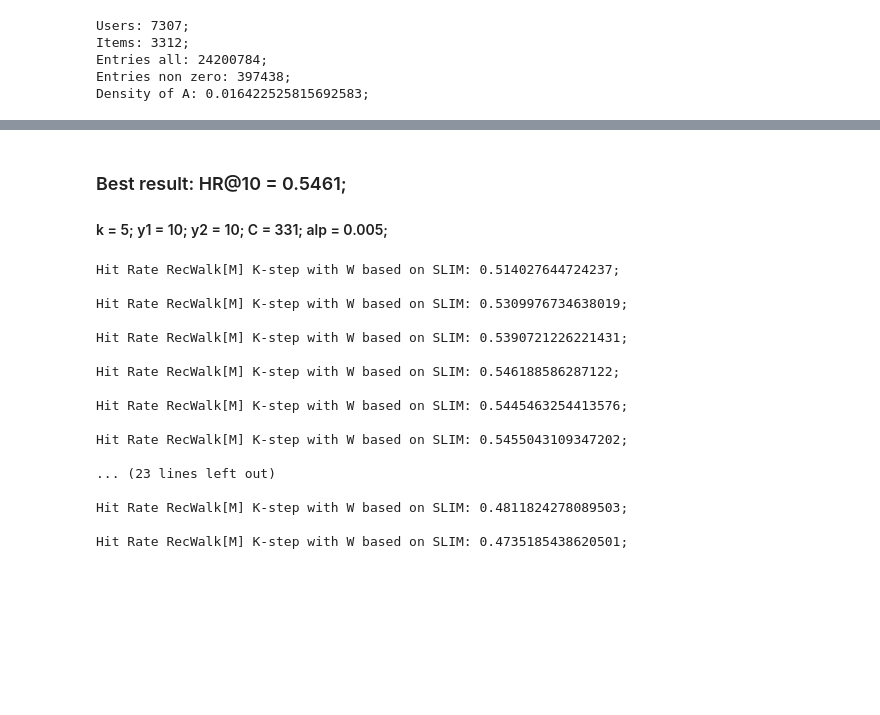
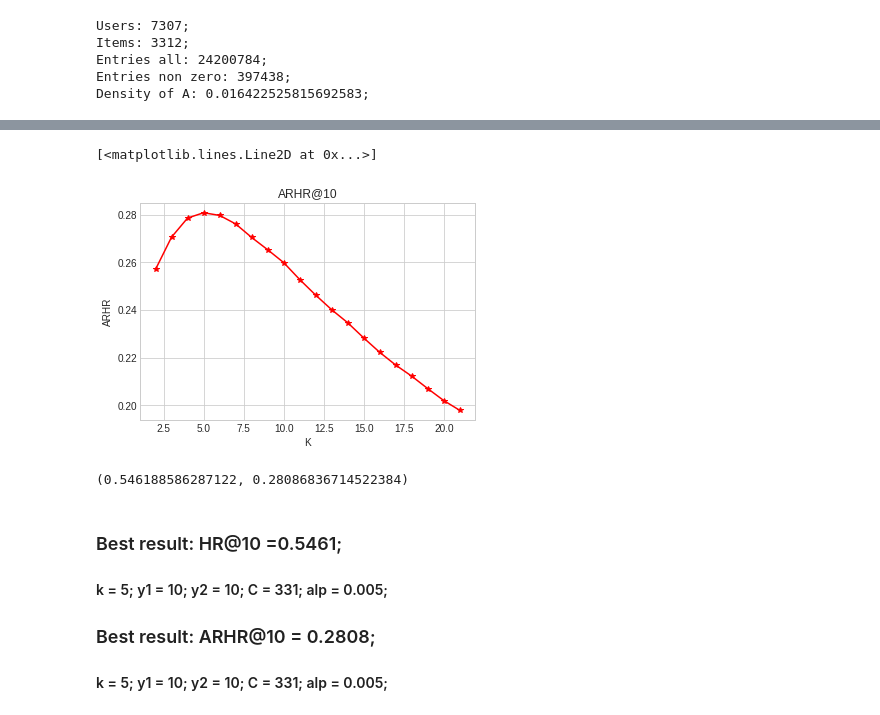
Before and after one commit to AlbMLpy/Recommender-Systems, a Jupyter notebook: RecWalk_Yahoo.ipynb, the cells around one changed output, grey strips where cells are left out. Cells and saved outputs as stored; diff of their text form; code cells hidden in the pictures; blank space fills up the shorter version.

```diff
--- a/RecWalk_Yahoo.ipynb
+++ b/RecWalk_Yahoo.ipynb
@@ -179,36 +229,18 @@ PMtxSlim = rec_walk_model(WSlim, sparseRating).toarray()
+# %%
+plt.title(f"ARHR@10")
+plt.xlabel("K")
+plt.ylabel("ARHR");
+plt.plot(x, arhr, '*-r')
+# %% [output]
+[<matplotlib.lines.Line2D at 0x...>]
+[figure, added]
+# %%
+hr_arhr[3]# k = 5 -> 3 elem.
+# %% [output]
+(0.546188586287122, 0.28086836714522384)
 # %% [markdown]
-### Best result: HR@10 = 0.5461;
+### Best result: HR@10 =0.5461;
 #### k = 5; y1 = 10; y2 = 10; C = 331; alp = 0.005;
+
+### Best result: ARHR@10 = 0.2808;
+#### k = 5; y1 = 10; y2 = 10; C = 331; alp = 0.005;
-# %%
-#Make a few more steps to future to capture intersactions between items:
-kMtxSlim = PMtxSlim
-for k in range(20):
-    kMtxSlim = kMtxSlim@PMtxSlim
-
-    #Get essential information on scores from achieved Recommendation Matrix P:
-    RecSlim = pd.DataFrame(kMtxSlim[: ratingMtx.shape[0], ratingMtx.shape[0]:],
-                                   index=ratingMtx.index,
-                                   columns=ratingMtx.columns,
-                                   dtype='float64')
-
-    #Count Hit Rate of Recommendation for every user using test set:
-    HRSlim = HR(RecSlim, holdout_unseen, holdout)
-    print("Hit Rate RecWalk[M] K-step with W based on SLIM: {};\n".format(HRSlim))
-# %% [output]
-Hit Rate RecWalk[M] K-step with W based on SLIM: 0.514027644724237;
-
-Hit Rate RecWalk[M] K-step with W based on SLIM: 0.5309976734638019;
-
-Hit Rate RecWalk[M] K-step with W based on SLIM: 0.5390721226221431;
-
-Hit Rate RecWalk[M] K-step with W based on SLIM: 0.546188586287122;
-
-Hit Rate RecWalk[M] K-step with W based on SLIM: 0.5445463254413576;
-
-Hit Rate RecWalk[M] K-step with W based on SLIM: 0.5455043109347202;
-
-... (23 lines left out)
-
-Hit Rate RecWalk[M] K-step with W based on SLIM: 0.4811824278089503;
-
-Hit Rate RecWalk[M] K-step with W based on SLIM: 0.4735185438620501;
```
Also changed, not shown: parts of 10 cells of this notebook, 1 other file.
